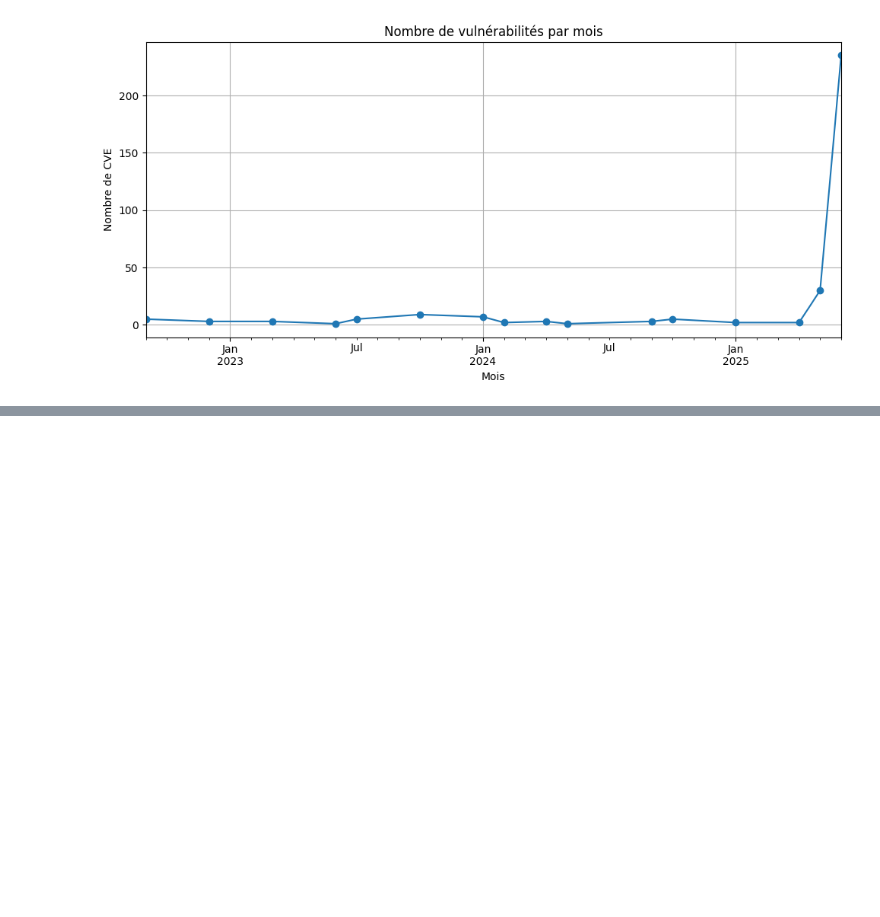
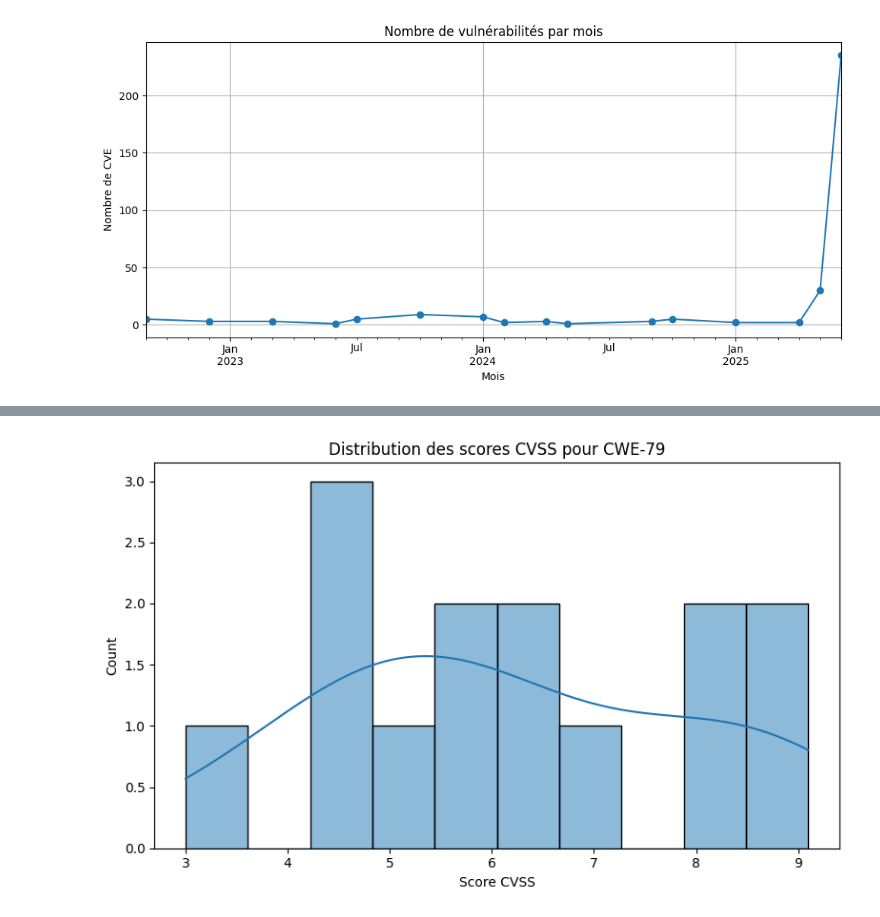
Before and after one commit to Kelli-anne/TD_Final_DS, a Jupyter notebook: visualisation.ipynb, the cells around one changed output, grey strips where cells are left out. Drawn from its saved outputs; the diff is of its cells as text; code cells hidden in the pictures; blank space fills up the shorter version.

```diff
--- a/visualisation.ipynb
+++ b/visualisation.ipynb
@@ -77,0 +118,14 @@ plt.show()
+# %%
+# Visualisation spécifique pour un type CWE
+type_cwe = "CWE-79"  # Exemple : Cross Site Scripting
+df_cwe = df[df["cwe"] == type_cwe]
+
+plt.figure(figsize=(8, 5))
+sns.histplot(df_cwe["cvss"], bins=10, kde=True)
+plt.title(f"Distribution des scores CVSS pour {type_cwe}")
+plt.xlabel("Score CVSS")
+plt.tight_layout()
+#plt.savefig(f"cvss_distribution_{type_cwe}.png")
+plt.show()
+# %% [output]
+[figure, added]
```
Also changed, not shown: parts of 12 cells of this notebook.
